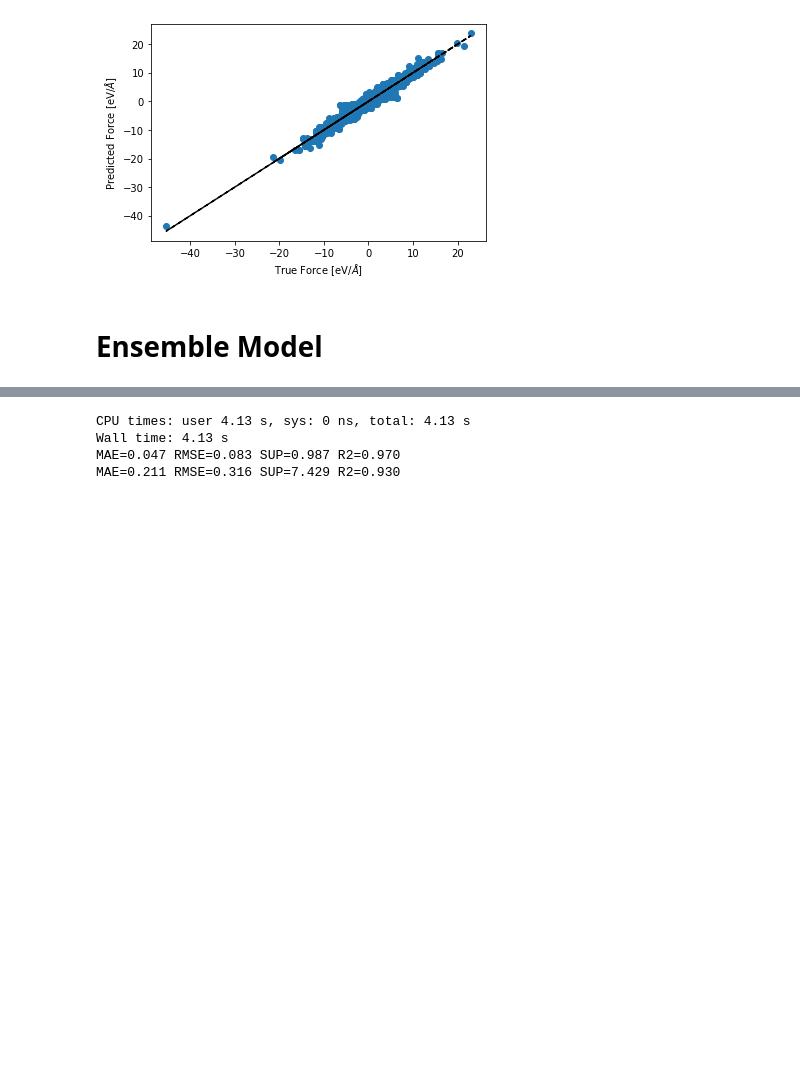
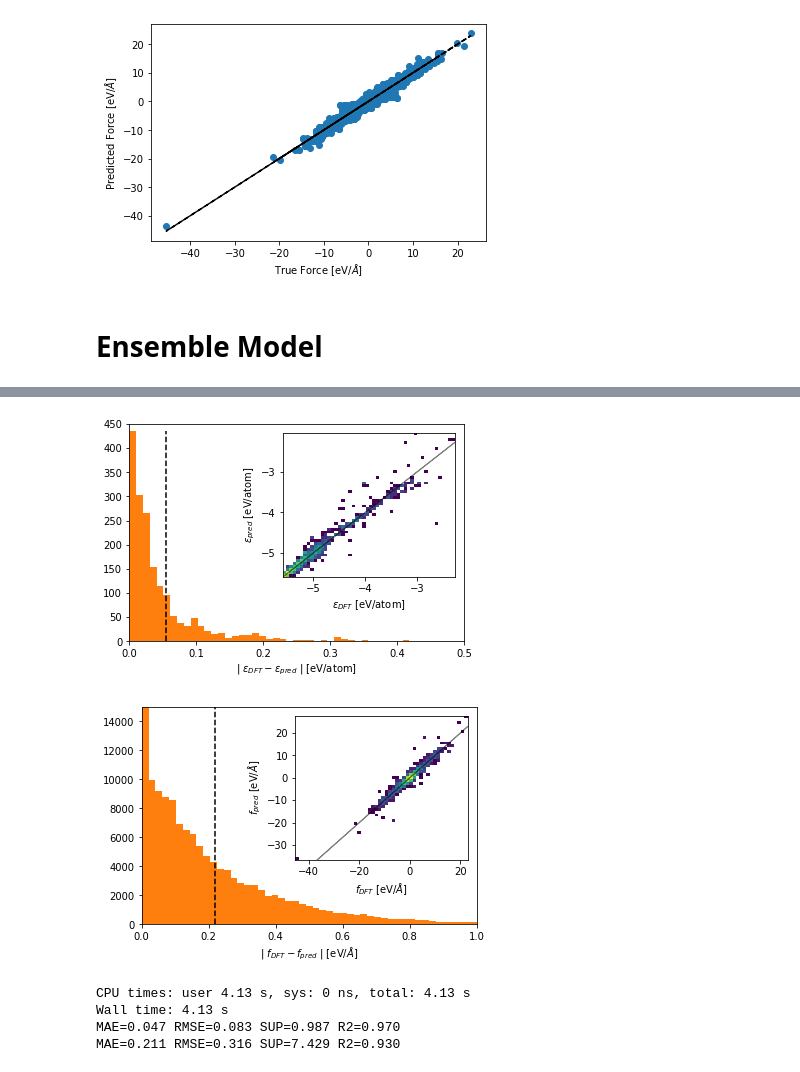
Before and after one commit to ClaudioZeni/Castle, a Jupyter notebook: notebooks/Active_learning.ipynb, the cells around one changed output, grey strips where cells are left out. Saved outputs shown, nothing was run; the diff lists cells and outputs as text; code cells hidden in the pictures; blank space fills up the shorter version.

```diff
--- a/notebooks/Active_learning.ipynb
+++ b/notebooks/Active_learning.ipynb
@@ -229,3 +204,36 @@ MAE=0.220 RMSE=0.336 SUP=12.100 R2=0.896
+# %%
+fig, ax = plt.subplots()
+left, bottom, width, height = [.48, 0.35, 0.4, 0.5]
+ax_new = fig.add_axes([left, bottom, width, height])
+hist = ax.hist(abs(e_val_/nat_val_- ep/nat_val_), bins = np.linspace(0, .5, 50), color = 'tab:orange')
+ax.vlines(np.mean(abs(e_val_/nat_val_- ep/nat_val_)), 0, max(hist[0]), color= 'k', linestyle = '--', lw = 1.5)
+ax_new.hist2d(e_val_/nat_val_, ep/nat_val_, cmin=1e-12, bins = 50, norm=mpl.colors.LogNorm())
+ax_new.plot(e_val_/nat_val_, e_val_/nat_val_, 'k-', lw=1, alpha=.5)
+ax_new.set_xlabel("$\epsilon_{DFT}$ [eV/atom]")
+ax_new.set_ylabel("$\epsilon_{pred}$ [eV/atom]")
+ax.set_xlim(0, .5)
+ax.set_ylim(0, 450)
+ax.set_xlabel("| $\epsilon_{DFT}- \epsilon_{pred}$ | [eV/atom]")
+plt.savefig(f"../../plots/divide/validation_energy_error_{species}_ensemble_N_{N}_maxdeg_{maxdeg}.pdf")
+plt.show()
+
+fig, ax = plt.subplots()
+left, bottom, width, height = [.48, 0.35, 0.4, 0.5]
+ax_new = fig.add_axes([left, bottom, width, height])
+hist = ax.hist(abs(f_val_.ravel() - fp.ravel()), bins = np.linspace(0, 1, 50), color = 'tab:orange')
+ax.vlines(np.mean(abs(f_val_.ravel() - fp.ravel())), 0, max(hist[0]), color= 'k', linestyle = '--', lw = 1.5)
+ax_new.plot(f_val_.ravel(), f_val_.ravel(), 'k-', lw=1, alpha=.5)
+ax_new.hist2d(f_val_.ravel(), fp.ravel(), cmin=1e-12, bins = 50, norm=mpl.colors.LogNorm())
+ax_new.set_xlabel("$f_{DFT}$ [eV/$\AA$]")
+ax_new.set_ylabel("$f_{pred}$ [eV/$\AA$]")
+ax.set_xlim(0, 1)
+ax.set_ylim(0, 15000)
+ax.set_xlabel("| $f_{DFT}- f_{pred}$ | [eV/$\AA$]")
+plt.savefig(f"../../plots/divide/validation_force_error_{species}_ensemble_N_{N}_maxdeg_{maxdeg}.pdf")
+plt.show()
+# %% [output]
+[figure, added]
+[figure, added]
 # %%
 %time predictions = model_ens.predict_from_features(tr_features, forces=True)
 et = predictions['energy']
```
Also changed, not shown: parts of 8 cells of this notebook, 1 other file.
